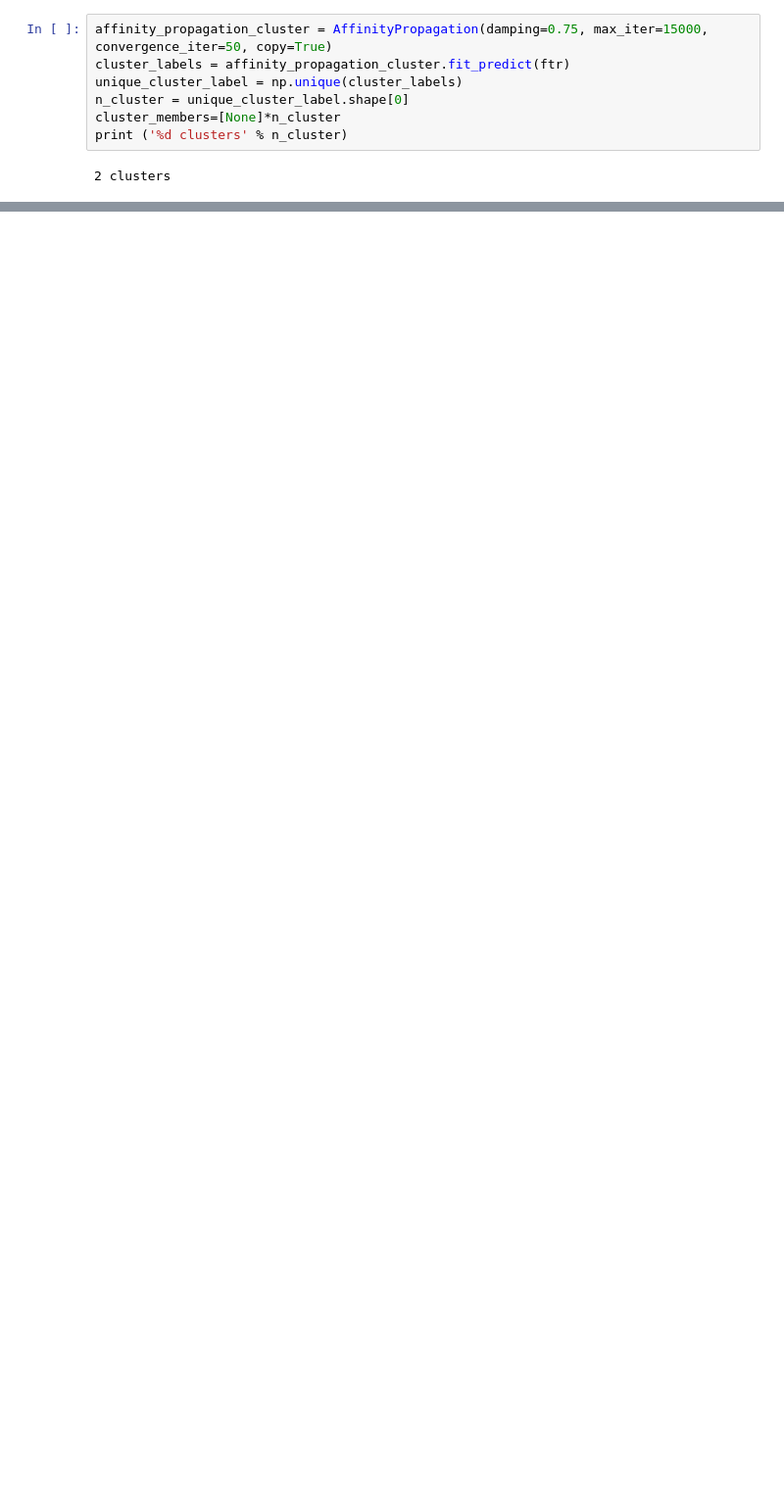
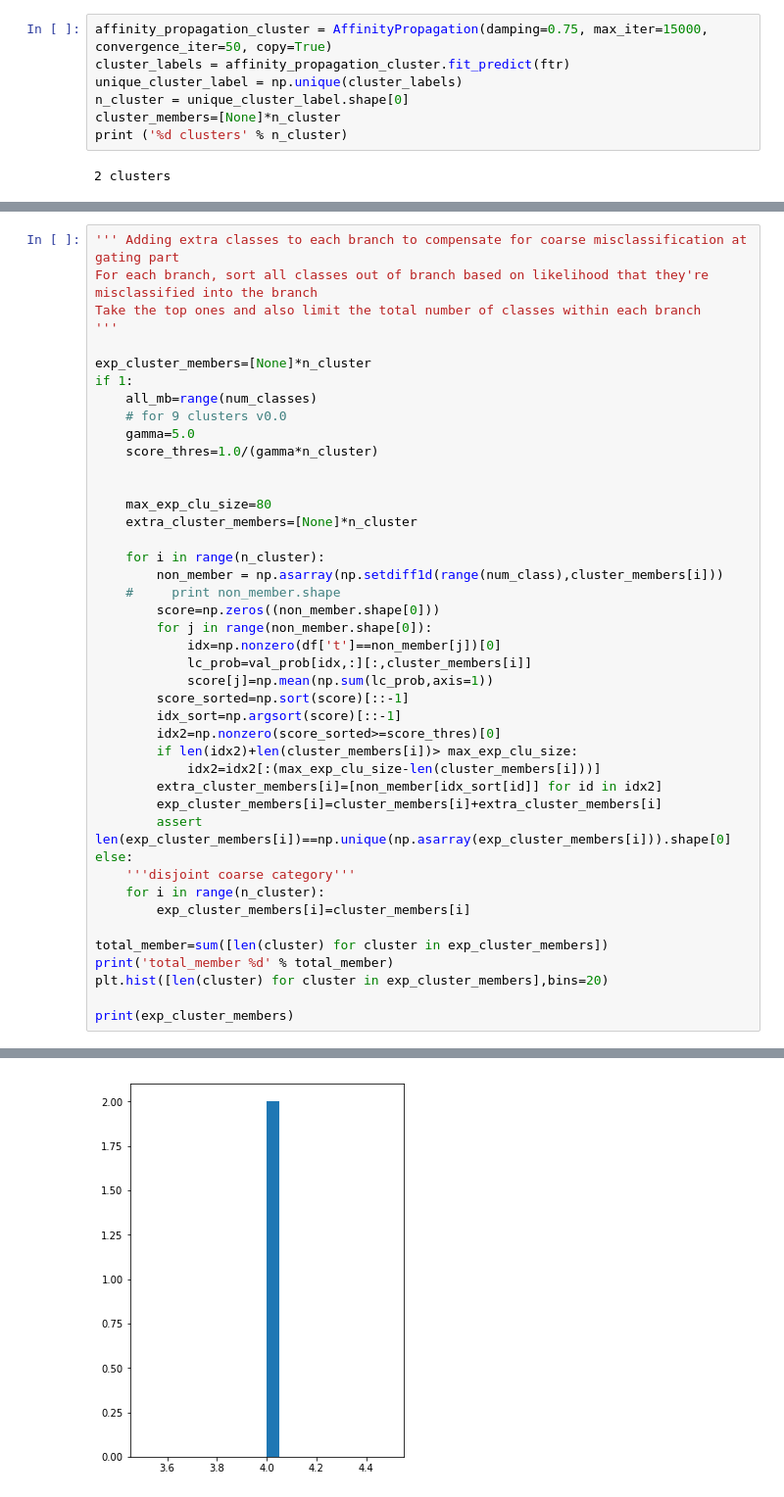
Before and after one commit to satyatumati/Hierarchical-Deep-CNN, a Jupyter notebook: mini_model/prepare_hierarchy.ipynb, the cells around one changed output, grey strips where cells are left out. Shown at 98% size. Drawn from its saved outputs; the diff is of its cells as text; blank space fills up the shorter version.

```diff
--- a/mini_model/prepare_hierarchy.ipynb
+++ b/mini_model/prepare_hierarchy.ipynb
@@ -142,0 +209,44 @@ cluster 1 size 1
+# %%
+''' Adding extra classes to each branch to compensate for coarse misclassification at gating part
+For each branch, sort all classes out of branch based on likelihood that they're misclassified into the branch
+Take the top ones and also limit the total number of classes within each branch
+'''
+
+exp_cluster_members=[None]*n_cluster
+if 1:
+    all_mb=range(num_classes)
+    # for 9 clusters v0.0
+    gamma=5.0
+    score_thres=1.0/(gamma*n_cluster)
+
+
+    max_exp_clu_size=80
+    extra_cluster_members=[None]*n_cluster
+
+    for i in range(n_cluster):
+        non_member = np.asarray(np.setdiff1d(range(num_class),cluster_members[i]))
+    #     print non_member.shape
+        score=np.zeros((non_member.shape[0]))
+        for j in range(non_member.shape[0]):
+            idx=np.nonzero(df['t']==non_member[j])[0]
+            lc_prob=val_prob[idx,:][:,cluster_members[i]]
+            score[j]=np.mean(np.sum(lc_prob,axis=1))
+        score_sorted=np.sort(score)[::-1]
+        idx_sort=np.argsort(score)[::-1]
+        idx2=np.nonzero(score_sorted>=score_thres)[0]
+        if len(idx2)+len(cluster_members[i])> max_exp_clu_size:
+            idx2=idx2[:(max_exp_clu_size-len(cluster_members[i]))]
+        extra_cluster_members[i]=[non_member[idx_sort[id]] for id in idx2]
+        exp_cluster_members[i]=cluster_members[i]+extra_cluster_members[i]
+        assert len(exp_cluster_members[i])==np.unique(np.asarray(exp_cluster_members[i])).shape[0]
+else:
+    '''disjoint coarse category'''
+    for i in range(n_cluster):
+        exp_cluster_members[i]=cluster_members[i]
+
+total_member=sum([len(cluster) for cluster in exp_cluster_members])
+print('total_member %d' % total_member)
+plt.hist([len(cluster) for cluster in exp_cluster_members],bins=20)
+
+print(exp_cluster_members)
+# %% [output]
@@ -142,0 +255 @@ cluster 1 size 1
+[figure, added]
```
Also changed, not shown: parts of 18 cells of this notebook.
